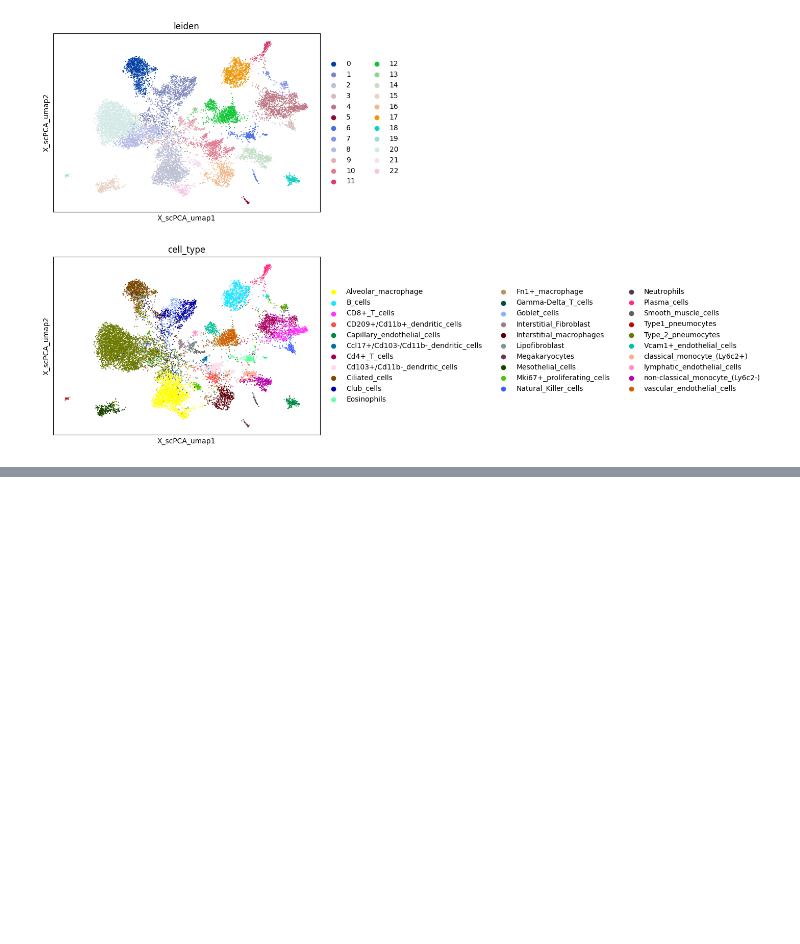
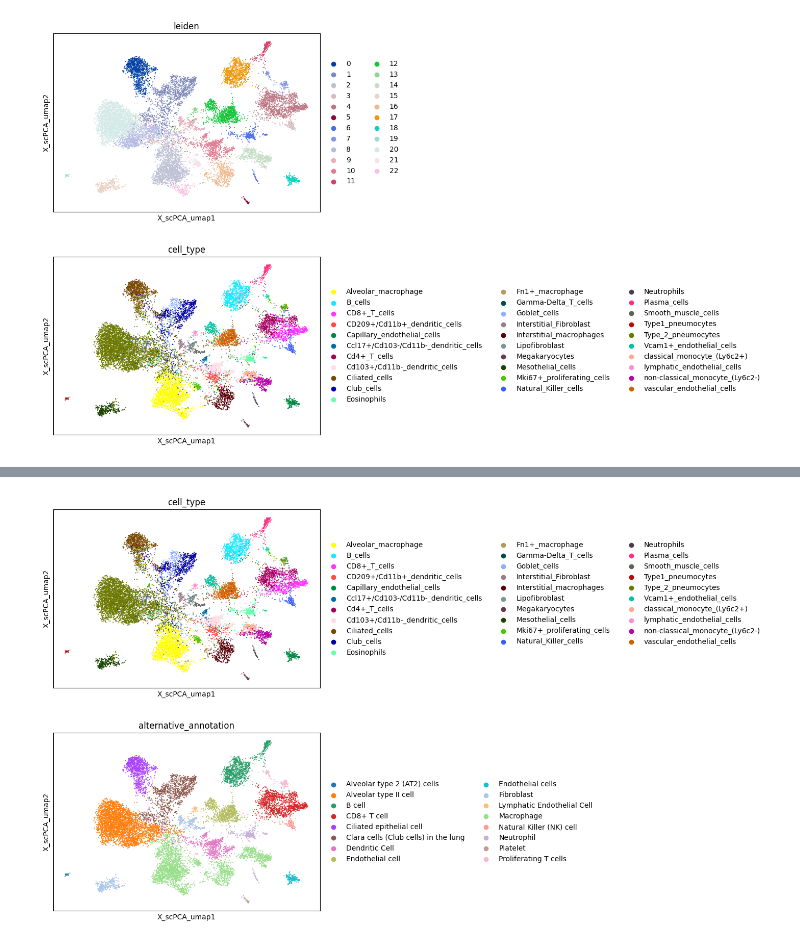
Before and after one commit to sagar87/scllm, a Jupyter notebook: docs/notebooks/cell_types.ipynb, the cells around one changed output, grey strips where cells are left out. Cells and saved outputs as stored; diff of their text form; code cells hidden in the pictures; blank space fills up the shorter version.

```diff
--- a/docs/notebooks/cell_types.ipynb
+++ b/docs/notebooks/cell_types.ipynb
@@ -83,0 +94,4 @@ sc.pl.embedding(angelidis, basis='X_scPCA_umap', color=['cell_type', 'scllm_anno
+# %%
+sc.pl.embedding(angelidis, basis='X_scPCA_umap', color=['cell_type', 'alternative_annotation'], ncols=1)
+# %% [output]
+[figure, added]
```
Also changed, not shown: parts of 6 cells of this notebook, 4 other files.
